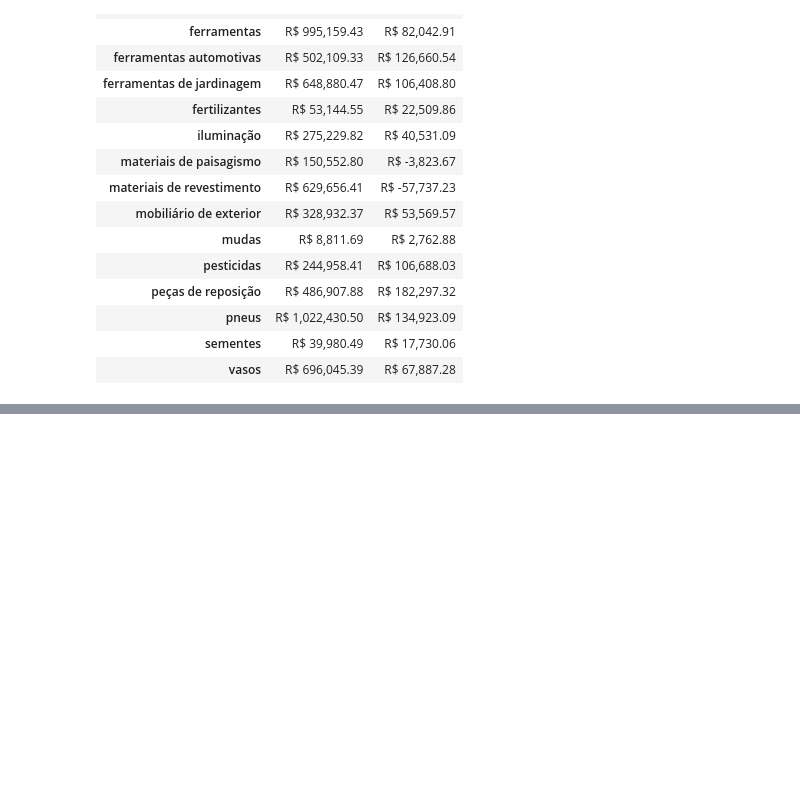
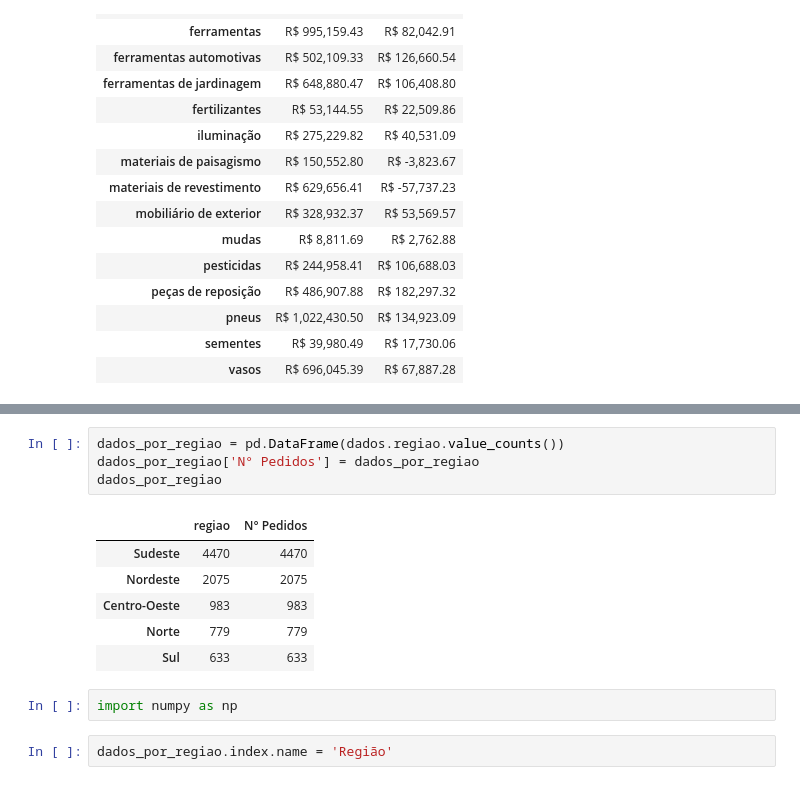
Before and after one commit to Marlon-Santiago/Analizando_Vendas, a Jupyter notebook: vendas.ipynb, the cells around one changed output, grey strips where cells are left out. Saved outputs shown, nothing was run; the diff lists cells and outputs as text; blank space fills up the shorter version.

```diff
--- a/vendas.ipynb
+++ b/vendas.ipynb
@@ -259,0 +275,15 @@ stilo_produto.set_table_styles([cabecalho], overwrite = False)
+# %%
+dados_por_regiao = pd.DataFrame(dados.regiao.value_counts())
+dados_por_regiao['N° Pedidos'] = dados_por_regiao
+dados_por_regiao
+# %% [output]
+|  | regiao | N° Pedidos |
+| Sudeste | 4470 | 4470 |
+| Nordeste | 2075 | 2075 |
+| Centro-Oeste | 983 | 983 |
+| Norte | 779 | 779 |
+| Sul | 633 | 633 |
+# %%
+import numpy as np
+# %%
+dados_por_regiao.index.name = 'Região'
```
Also changed, not shown: parts of 4 cells of this notebook.
